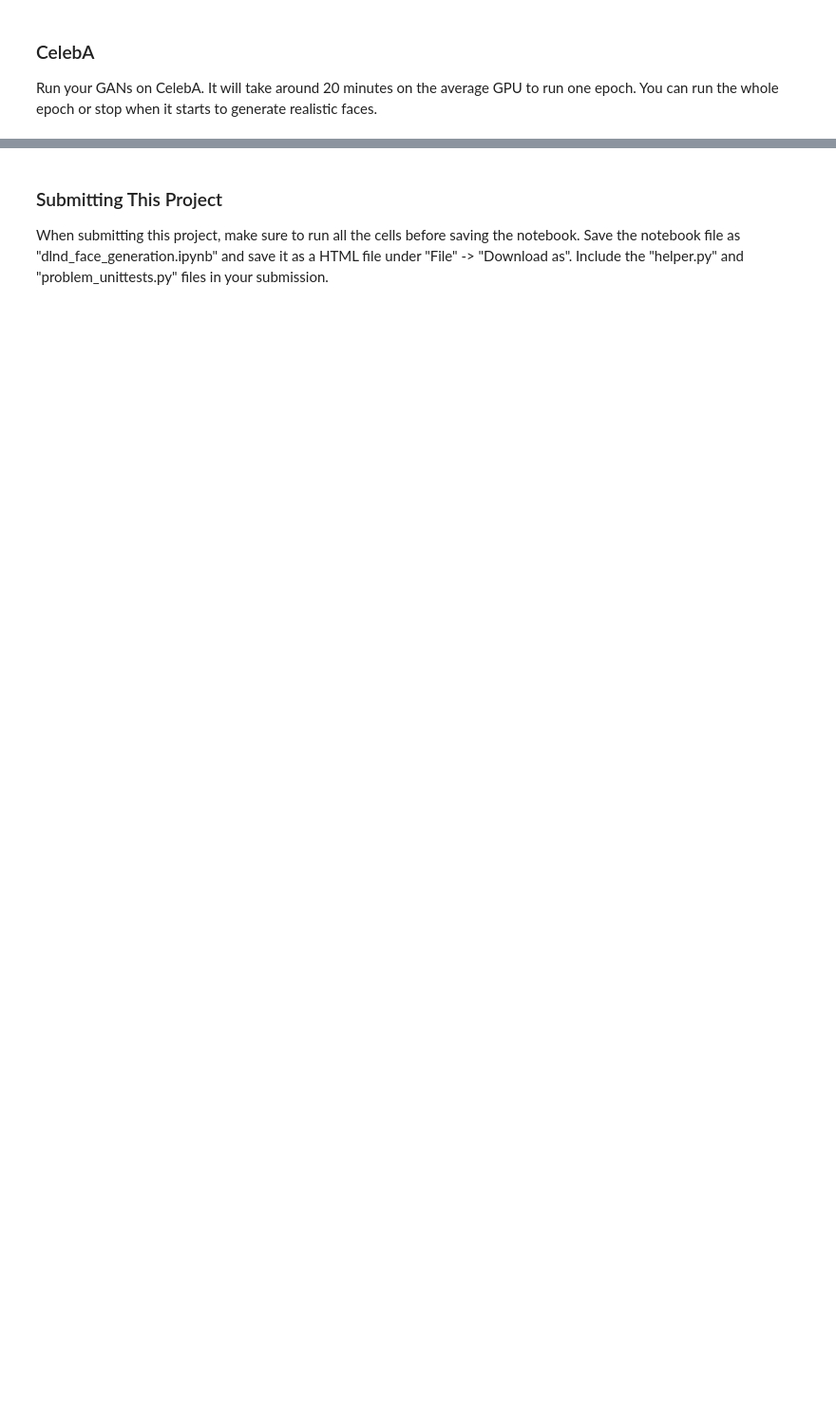
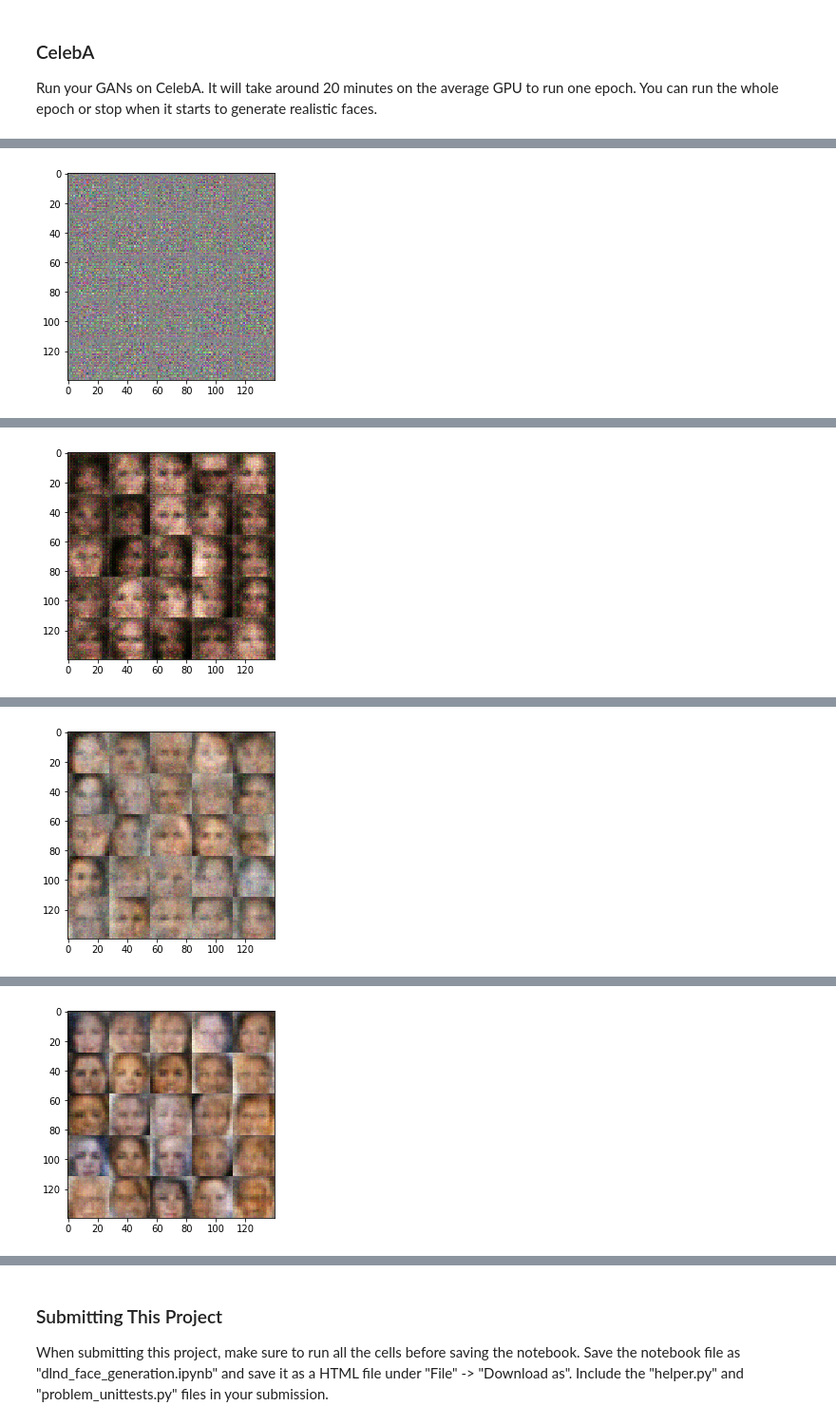
Before and after one commit to dewitt-li/deep-learning, a Jupyter notebook: face_generation/dlnd_face_generation.ipynb, the cells around one changed output, grey strips where cells are left out. Shown at 95% size. Drawn from its saved outputs; the diff is of its cells as text; code cells hidden in the pictures; blank space fills up the shorter version.

```diff
--- a/face_generation/dlnd_face_generation.ipynb
+++ b/face_generation/dlnd_face_generation.ipynb
@@ -440,9 +446,9 @@ Epoch: 1/2 Discriminator Loss: 20.672592163085938 Generator Loss: 42.06033325195
 ### CelebA
 Run your GANs on CelebA.  It will take around 20 minutes on the average GPU to run one epoch.  You can run the whole epoch or stop when it starts to generate realistic faces.
 # %%
-batch_size = 128
+batch_size = 32
 z_dim = 100
-learning_rate = 0.1
+learning_rate = 0.0003
 beta1 = 0.5
 
 
@@ -455,3 +461,4 @@ celeba_dataset = helper.Dataset('celeba', glob(os.path.join(data_dir, 'img_align
 with tf.Graph().as_default():
     train(epochs, batch_size, z_dim, learning_rate, beta1, celeba_dataset.get_batches,
           celeba_dataset.shape, celeba_dataset.image_mode)
+# %% [output]
@@ -457,0 +467 @@ with tf.Graph().as_default():
+[figure, added]
@@ -457,0 +478 @@ with tf.Graph().as_default():
+[figure, added]
@@ -457,0 +489 @@ with tf.Graph().as_default():
+[figure, added]
@@ -457,0 +500 @@ with tf.Graph().as_default():
+[figure, added]
```
Also changed, not shown: parts of 8 cells of this notebook.
